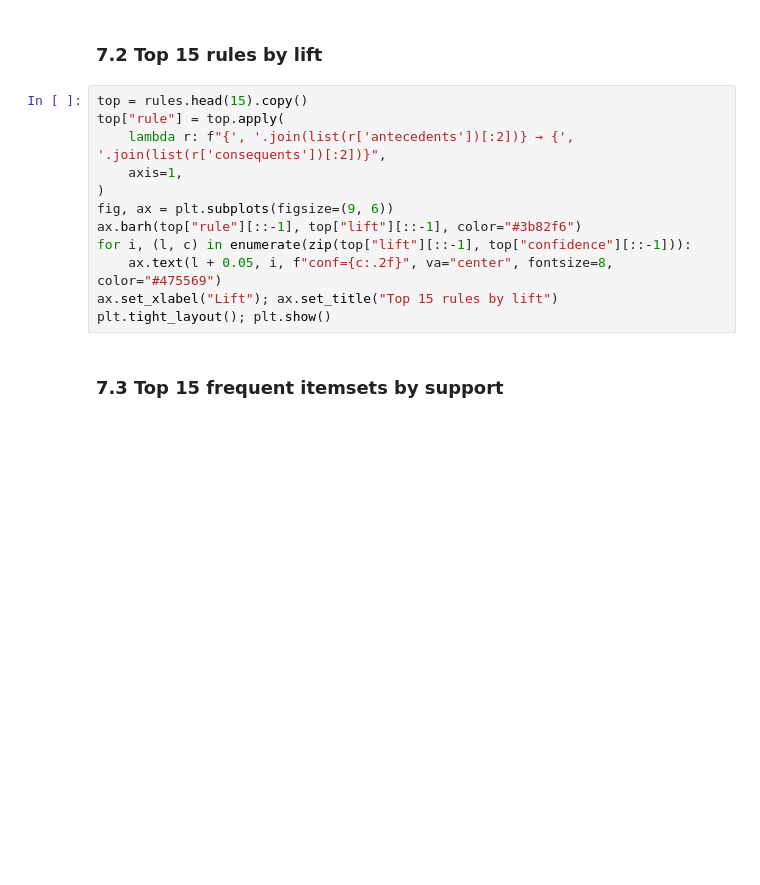
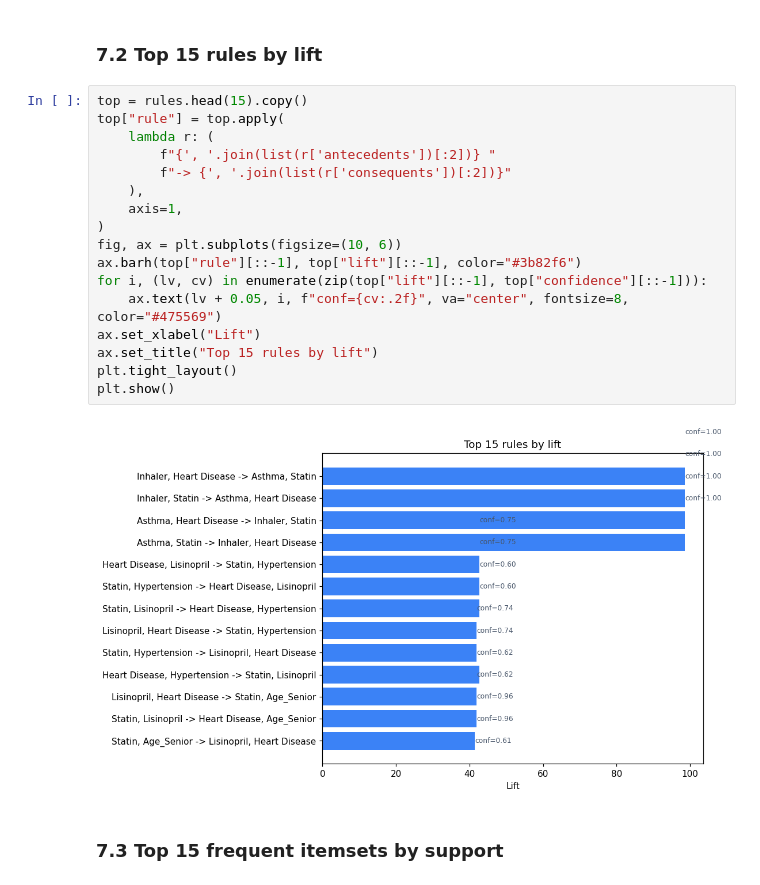
Before and after one commit to Alan-911/clinical-comorbidity-dashboard, a Jupyter notebook: notebooks/clinical_comorbidity_analysis.ipynb, the cells around one changed output. Saved outputs shown, nothing was run; the diff lists cells and outputs as text; blank space fills up the shorter version.

```diff
--- a/notebooks/clinical_comorbidity_analysis.ipynb
+++ b/notebooks/clinical_comorbidity_analysis.ipynb
@@ -130,15 +235,22 @@ plt.tight_layout(); plt.show()
 # %%
 top = rules.head(15).copy()
 top["rule"] = top.apply(
-    lambda r: f"{', '.join(list(r['antecedents'])[:2])} → {', '.join(list(r['consequents'])[:2])}",
+    lambda r: (
+        f"{', '.join(list(r['antecedents'])[:2])} "
+        f"-> {', '.join(list(r['consequents'])[:2])}"
+    ),
     axis=1,
 )
-fig, ax = plt.subplots(figsize=(9, 6))
+fig, ax = plt.subplots(figsize=(10, 6))
 ax.barh(top["rule"][::-1], top["lift"][::-1], color="#3b82f6")
-for i, (l, c) in enumerate(zip(top["lift"][::-1], top["confidence"][::-1])):
-    ax.text(l + 0.05, i, f"conf={c:.2f}", va="center", fontsize=8, color="#475569")
-ax.set_xlabel("Lift"); ax.set_title("Top 15 rules by lift")
-plt.tight_layout(); plt.show()
+for i, (lv, cv) in enumerate(zip(top["lift"][::-1], top["confidence"][::-1])):
+    ax.text(lv + 0.05, i, f"conf={cv:.2f}", va="center", fontsize=8, color="#475569")
+ax.set_xlabel("Lift")
+ax.set_title("Top 15 rules by lift")
+plt.tight_layout()
+plt.show()
+# %% [output]
+[figure, added]
 # %% [markdown]
 ### 7.3 Top 15 frequent itemsets by support
 # %%
```
Also changed, not shown: parts of 18 cells of this notebook.
